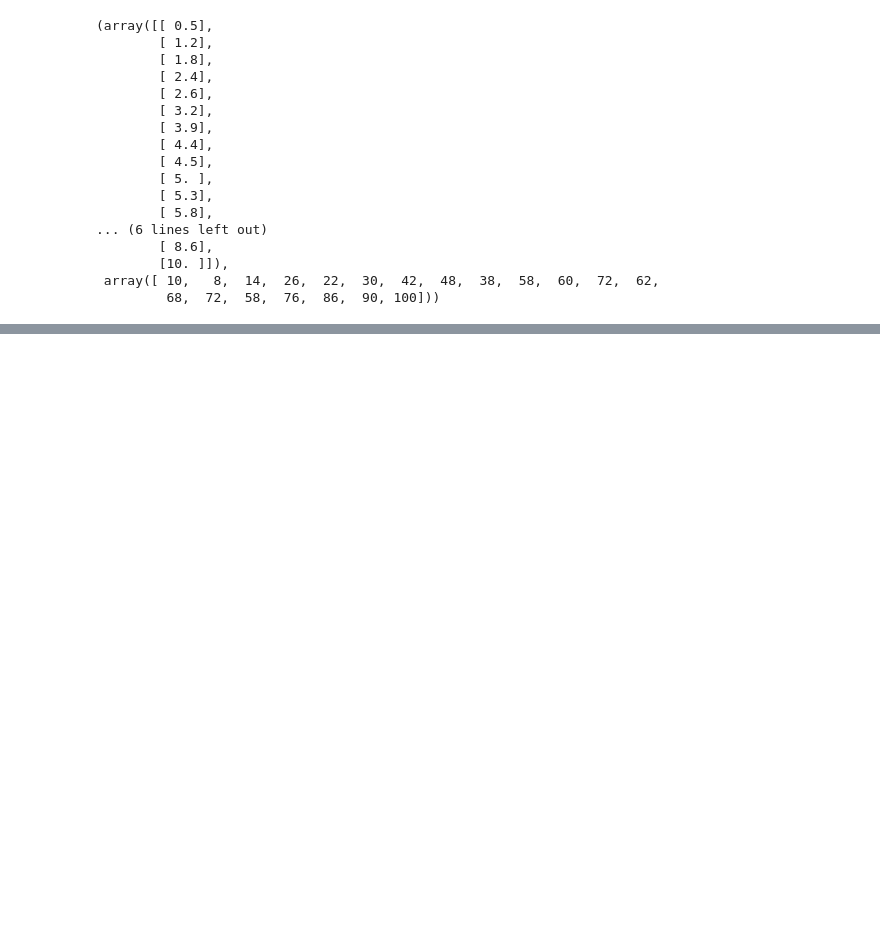
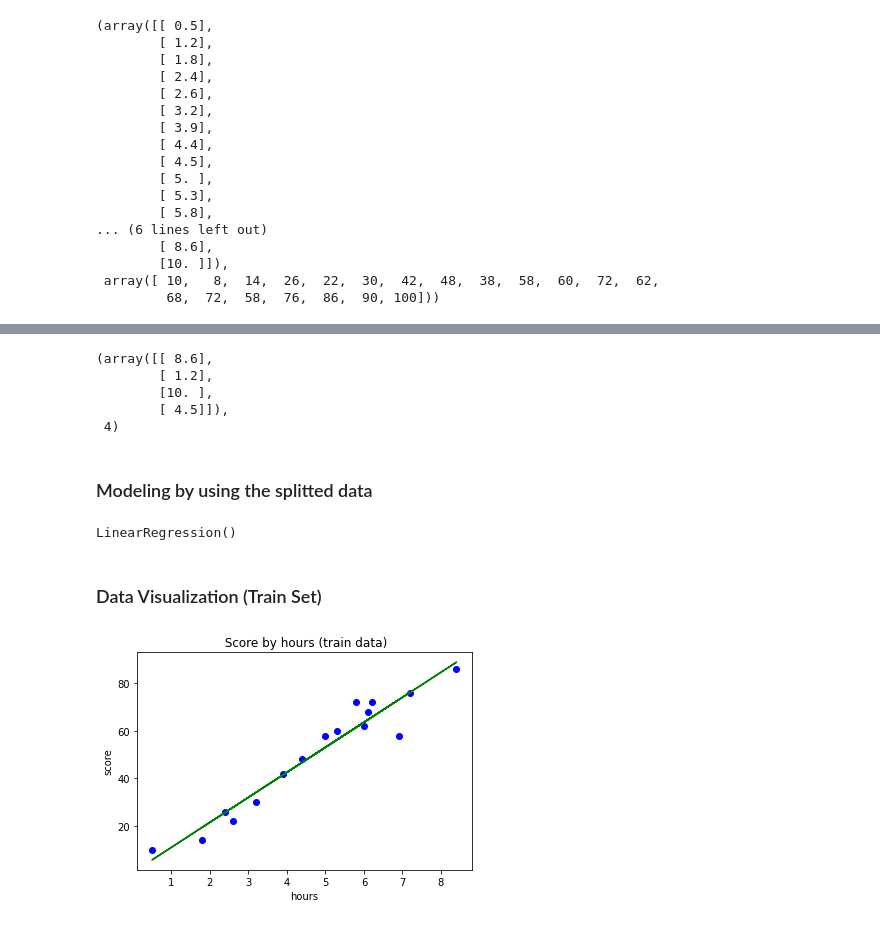
Before and after one commit to meeso0219/MilitaryProjects, a Jupyter notebook: PythonMLProjects/SciKitLearn/01. Linear Regression.ipynb, the cells around one changed output, grey strips where cells are left out. Saved outputs shown, nothing was run; the diff lists cells and outputs as text; code cells hidden in the pictures; blank space fills up the shorter version.

```diff
--- a/PythonMLProjects/SciKitLearn/01. Linear Regression.ipynb
+++ b/PythonMLProjects/SciKitLearn/01. Linear Regression.ipynb
@@ -47,0 +137,4 @@ X,Y
+# %%
+X = dataset.iloc[:, :-1].values # Entire Row, Column은 첨부터 맨끝 직전까지
+y = dataset.iloc[:, -1].values
+y
@@ -47,0 +144,3 @@ X,Y
+# %%
+from sklearn.model_selection import  train_test_split
+X_train, X_test, y_train, y_test = train_test_split(X, y, test_size=0.2, random_state=0) #(train 80%, test 20%)
@@ -47,0 +187,28 @@ X,Y
+# %%
+X_test, len(X_test) # test set of X
+# %% [output]
+(array([[ 8.6],
+        [ 1.2],
+        [10. ],
+        [ 4.5]]),
+ 4)
+# %% [markdown]
+### Modeling by using the splitted data
+# %%
+from sklearn.linear_model import LinearRegression
+reg = LinearRegression()
+# %%
+reg.fit(X_train, y_train) # Learning with the train set
+# %% [output]
+LinearRegression()
+# %% [markdown]
+### Data Visualization (Train Set)
+# %%
+plt.scatter(X_train, y_train, color = 'blue') # scatter graph
+plt.plot(X_train, reg.predict(X_train), color = 'green') # line graph
+plt.title(' Score by hours (train data)')
+plt.xlabel('hours')
+plt.ylabel('score')
+plt.show()
+# %% [output]
+[figure, added]
```
Also changed, not shown: parts of 23 cells of this notebook, 2 other files.
